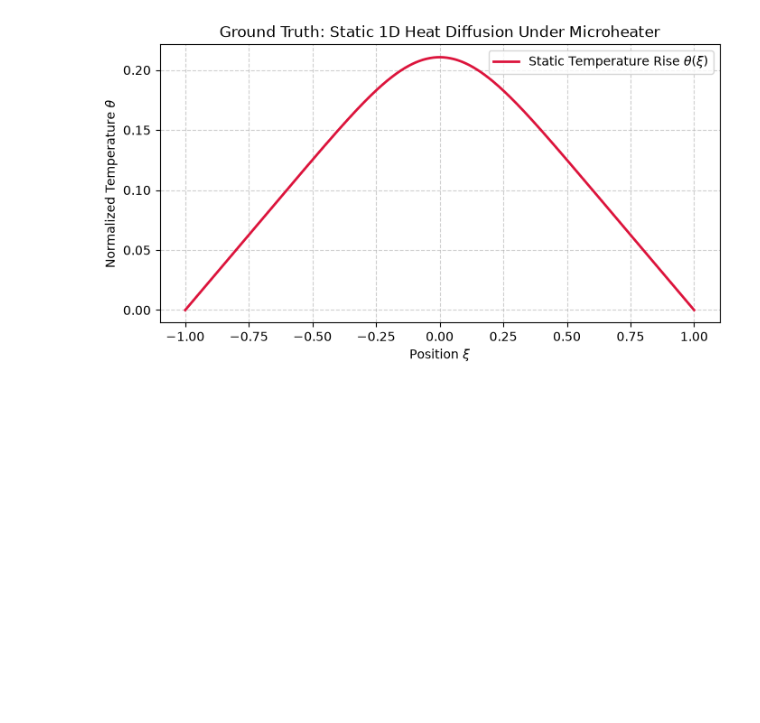
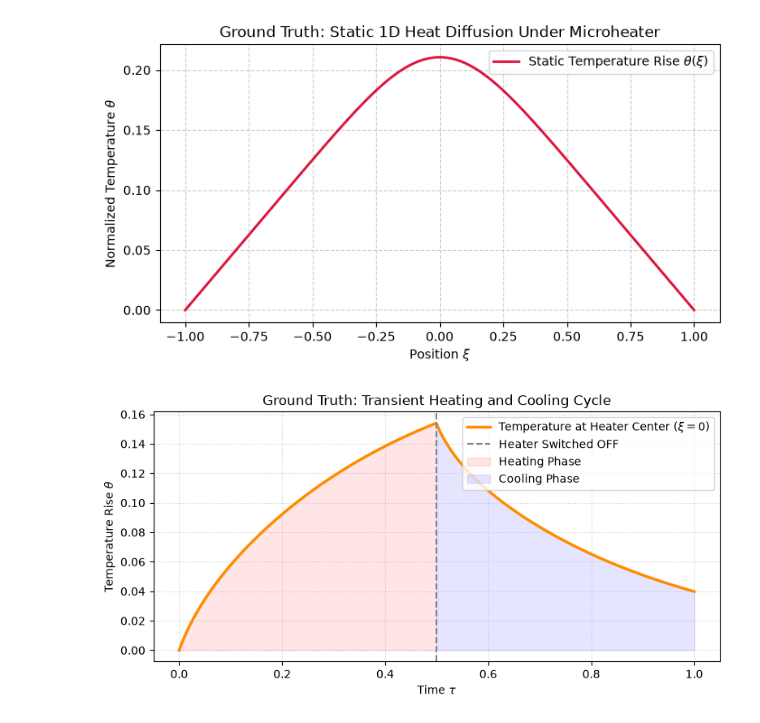
Before and after one commit to AnkoninaShahar/qapinn-thermo-optic, a Jupyter notebook: notebooks/00_physics_validation.ipynb, the cells around one changed output. Drawn from its saved outputs; the diff is of its cells as text; code cells hidden in the pictures; blank space fills up the shorter version.

```diff
--- a/notebooks/00_physics_validation.ipynb
+++ b/notebooks/00_physics_validation.ipynb
@@ -19,3 +19,29 @@ plt.legend()
 plt.show()
 # %% [output]
 [figure]
+# %%
+import numpy as np
+from src.reference_transient import solve_transient_finite_difference
+
+# Run the simulation
+xi, tau, theta_history = solve_transient_finite_difference()
+
+# Plotting the thermal evolution over time at the center of the heater (xi = 0)
+center_idx = len(xi) // 2
+
+plt.figure(figsize=(9, 4))
+plt.plot(tau, theta_history[:, center_idx], color="darkorange", linewidth=2.5, label="Temperature at Heater Center ($\\xi=0$)")
+
+# Visual markers for heating vs cooling phases
+plt.axvline(x=0.5, color='gray', linestyle='--', label="Heater Switched OFF")
+plt.fill_between(tau, 0, theta_history[:, center_idx], where=(tau <= 0.5), color='red', alpha=0.1, label="Heating Phase")
+plt.fill_between(tau, 0, theta_history[:, center_idx], where=(tau > 0.5), color='blue', alpha=0.1, label="Cooling Phase")
+
+plt.title("Ground Truth: Transient Heating and Cooling Cycle")
+plt.xlabel("Time $\\tau$")
+plt.ylabel("Temperature Rise $\\theta$")
+plt.grid(True, linestyle=":", alpha=0.6)
+plt.legend()
+plt.show()
+# %% [output]
+[figure, added]
```
Also changed, not shown: 5 other files.
